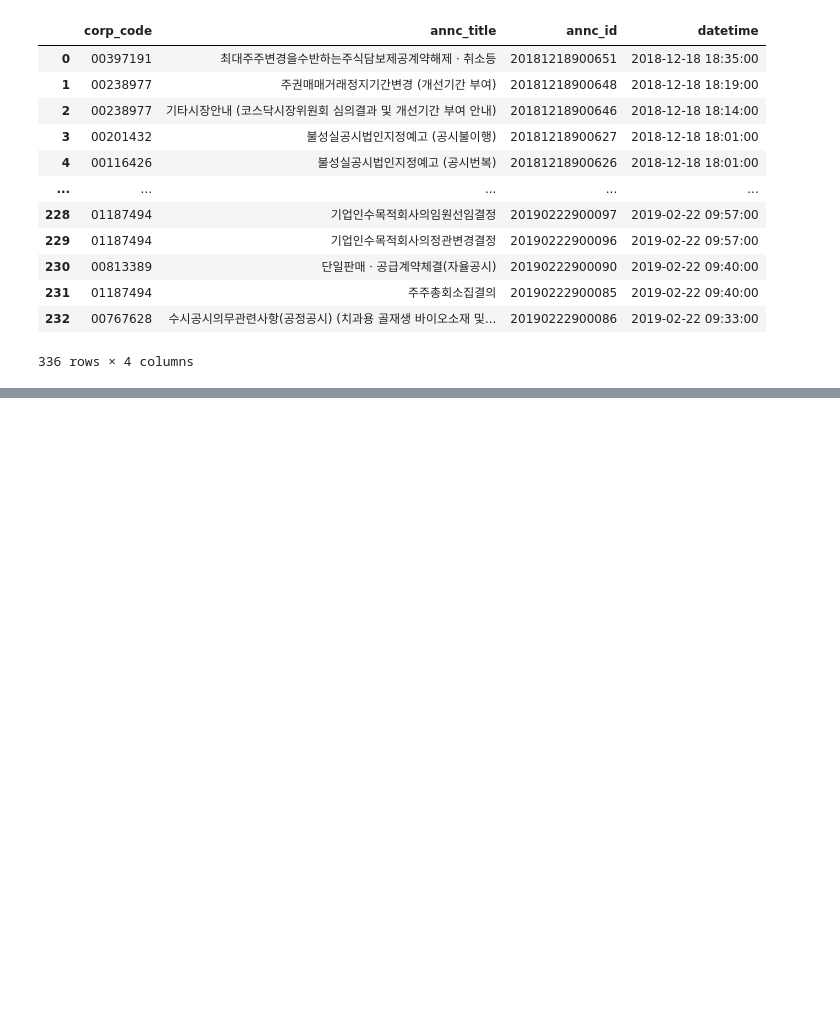
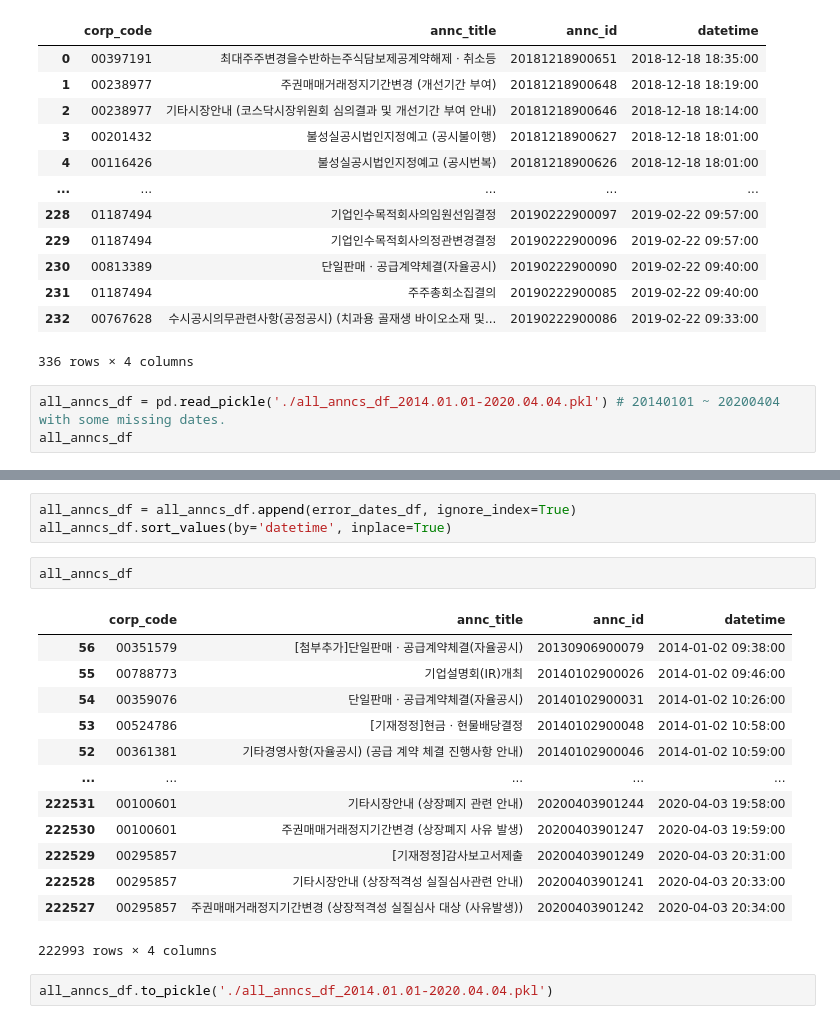
Before and after one commit to jaepil-choi/investment_strategy, a Jupyter notebook: investment_strategy/python37_64/DART_data_importer.ipynb, the cells around one changed output, grey strips where cells are left out. Drawn from its saved outputs; the diff is of its cells as text; blank space fills up the shorter version.

Commit message:
Append & export data from missing dates to the main dataframe

```diff
--- a/investment_strategy/python37_64/DART_data_importer.ipynb
+++ b/investment_strategy/python37_64/DART_data_importer.ipynb
@@ -417,3 +417,6 @@ error_dates_df
 | 231 | 01187494 | 주주총회소집결의 | 20190222900085 | 2019-02-22 09:40:00 |
 | 232 | 00767628 | 수시공시의무관련사항(공정공시) (치과용 골재생 바이오소재 및... | 20190222900086 | 2019-02-22 09:33:00 |
 336 rows × 4 columns
+# %%
+all_anncs_df = pd.read_pickle('./all_anncs_df_2014.01.01-2020.04.04.pkl') # 20140101 ~ 20200404 with some missing dates.
+all_anncs_df
@@ -419,0 +437,21 @@ error_dates_df
+# %%
+all_anncs_df = all_anncs_df.append(error_dates_df, ignore_index=True)
+all_anncs_df.sort_values(by='datetime', inplace=True)
+# %%
+all_anncs_df
+# %% [output]
+|  | corp_code | annc_title | annc_id | datetime |
+| 56 | 00351579 | [첨부추가]단일판매ㆍ공급계약체결(자율공시) | 20130906900079 | 2014-01-02 09:38:00 |
+| 55 | 00788773 | 기업설명회(IR)개최 | 20140102900026 | 2014-01-02 09:46:00 |
+| 54 | 00359076 | 단일판매ㆍ공급계약체결(자율공시) | 20140102900031 | 2014-01-02 10:26:00 |
+| 53 | 00524786 | [기재정정]현금ㆍ현물배당결정 | 20140102900048 | 2014-01-02 10:58:00 |
+| 52 | 00361381 | 기타경영사항(자율공시) (공급 계약 체결 진행사항 안내) | 20140102900046 | 2014-01-02 10:59:00 |
+| ... | ... | ... | ... | ... |
+| 222531 | 00100601 | 기타시장안내 (상장폐지 관련 안내) | 20200403901244 | 2020-04-03 19:58:00 |
+| 222530 | 00100601 | 주권매매거래정지기간변경 (상장폐지 사유 발생) | 20200403901247 | 2020-04-03 19:59:00 |
+| 222529 | 00295857 | [기재정정]감사보고서제출 | 20200403901249 | 2020-04-03 20:31:00 |
+| 222528 | 00295857 | 기타시장안내 (상장적격성 실질심사관련 안내) | 20200403901241 | 2020-04-03 20:33:00 |
+| 222527 | 00295857 | 주권매매거래정지기간변경 (상장적격성 실질심사 대상 (사유발생)) | 20200403901242 | 2020-04-03 20:34:00 |
+222993 rows × 4 columns
+# %%
+all_anncs_df.to_pickle('./all_anncs_df_2014.01.01-2020.04.04.pkl')
```
Also changed, not shown: parts of 1 cell of this notebook.
